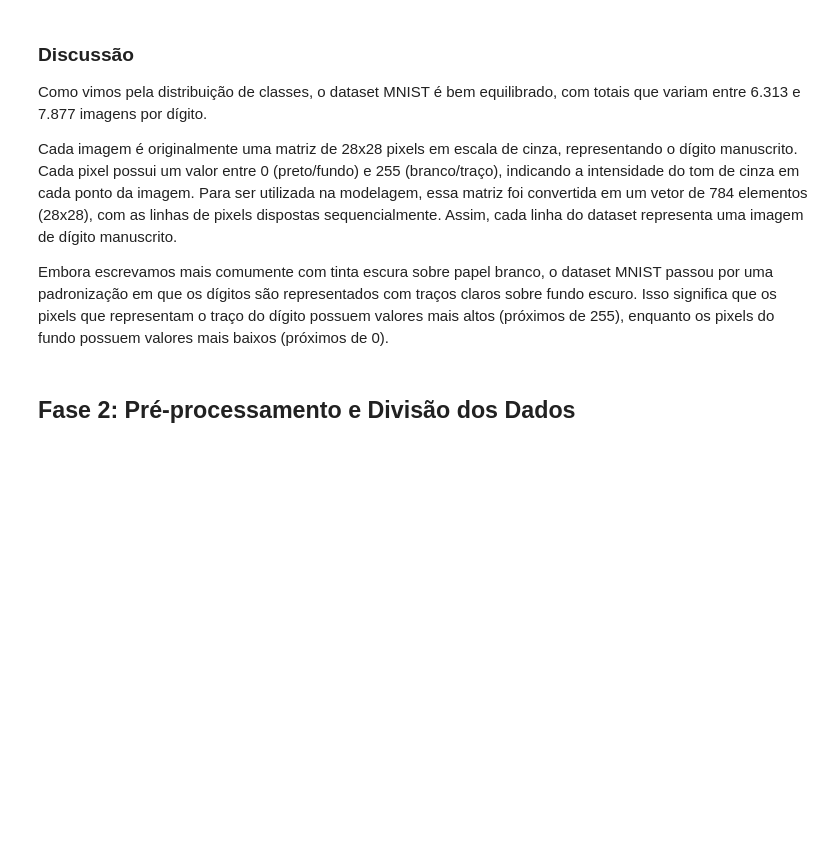
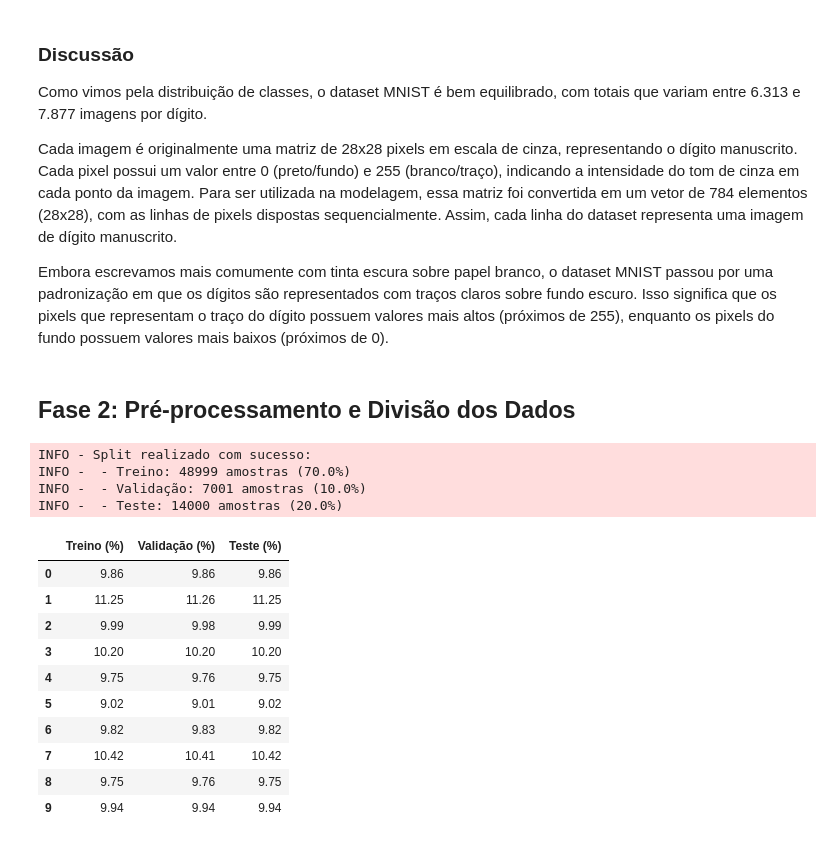
Before and after one commit to FelipeQue/mnist-digit-recognition, a Jupyter notebook: notebooks/cernere.ipynb, the cells around one changed output. Saved outputs shown, nothing was run; the diff lists cells and outputs as text; code cells hidden in the pictures; blank space fills up the shorter version.

Commit message:
feat: implement stratified train/val/test data split

```diff
--- a/notebooks/cernere.ipynb
+++ b/notebooks/cernere.ipynb
@@ -87,3 +88,33 @@ Cada imagem é originalmente uma matriz de 28x28 pixels em escala de cinza, repr
 Embora escrevamos mais comumente com tinta escura sobre papel branco, o dataset MNIST passou por uma padronização em que os dígitos são representados com traços claros sobre fundo escuro. Isso significa que os pixels que representam o traço do dígito possuem valores mais altos (próximos de 255), enquanto os pixels do fundo possuem valores mais baixos (próximos de 0).
 # %% [markdown]
 ## Fase 2: Pré-processamento e Divisão dos Dados
+# %%
+# Divide o dataset em conjuntos de treino, validação e teste usando a função `split_data` definida em `src/preprocessing.py`. A proporção padrão, definida em `src/config.py`, é 70% para treino, 10% para validação e 20% para teste
+
+X_train, X_val, X_test, y_train, y_val, y_test = split_data(X, y)
+# %% [output]
+INFO - Split realizado com sucesso:
+INFO -  - Treino: 48999 amostras (70.0%)
+INFO -  - Validação: 7001 amostras (10.0%)
+INFO -  - Teste: 14000 amostras (20.0%)
+# %%
+# Validação: confirma se a proporção das classes se manteve idêntica
+split_check = pd.DataFrame({
+    'Treino (%)': pd.Series(y_train).value_counts(normalize=True) * 100,
+    'Validação (%)': pd.Series(y_val).value_counts(normalize=True) * 100,
+    'Teste (%)': pd.Series(y_test).value_counts(normalize=True) * 100
+}).sort_index()
+
+display(split_check.round(2))
+# %% [output]
+|  | Treino (%) | Validação (%) | Teste (%) |
+| 0 | 9.86 | 9.86 | 9.86 |
+| 1 | 11.25 | 11.26 | 11.25 |
+| 2 | 9.99 | 9.98 | 9.99 |
+| 3 | 10.20 | 10.20 | 10.20 |
+| 4 | 9.75 | 9.76 | 9.75 |
+| 5 | 9.02 | 9.01 | 9.02 |
+| 6 | 9.82 | 9.83 | 9.82 |
+| 7 | 10.42 | 10.41 | 10.42 |
+| 8 | 9.75 | 9.76 | 9.75 |
+| 9 | 9.94 | 9.94 | 9.94 |
```
Also changed, not shown: parts of 2 cells of this notebook, 1 other file.
